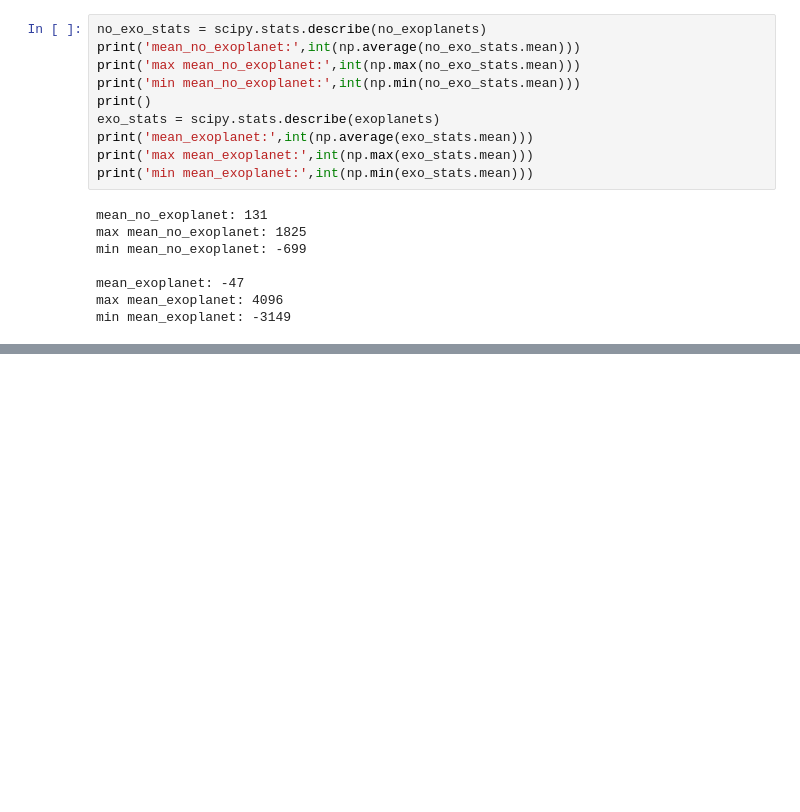
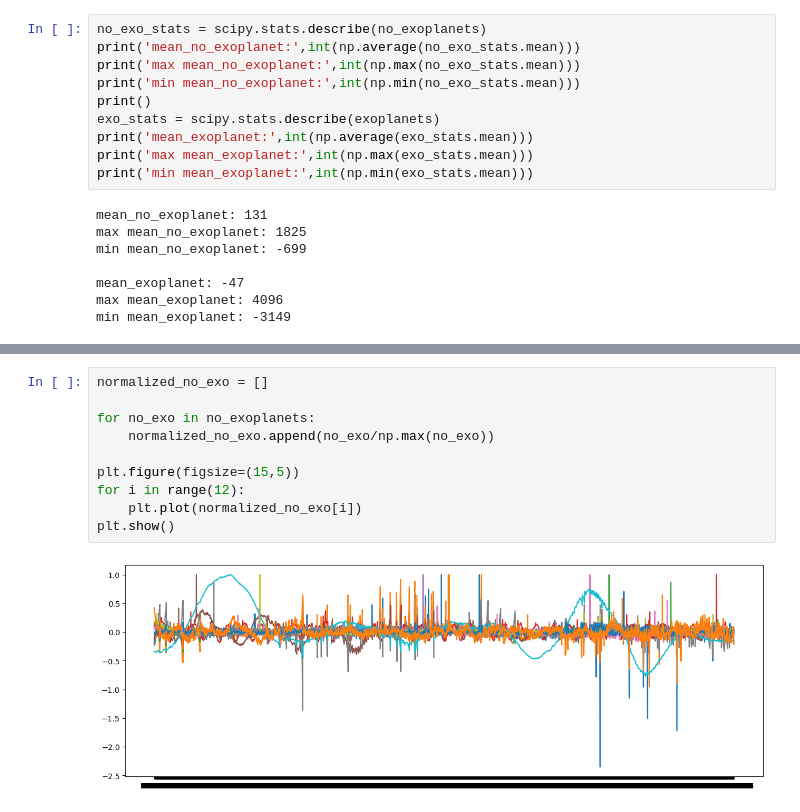
Before and after one commit to alken01/Exoplanet-Hunting, a Jupyter notebook: main.ipynb, the cells around one changed output, grey strips where cells are left out. Cells and saved outputs as stored; diff of their text form; blank space fills up the shorter version.

```diff
--- a/main.ipynb
+++ b/main.ipynb
@@ -91,0 +105,12 @@ plt.show()
+# %%
+normalized_no_exo = []
+
+for no_exo in no_exoplanets:
+    normalized_no_exo.append(no_exo/np.max(no_exo))
+
+plt.figure(figsize=(15,5))
+for i in range(12):
+    plt.plot(normalized_no_exo[i])
+plt.show()
+# %% [output]
+[figure, added]
```
Also changed, not shown: parts of 3 cells of this notebook.
